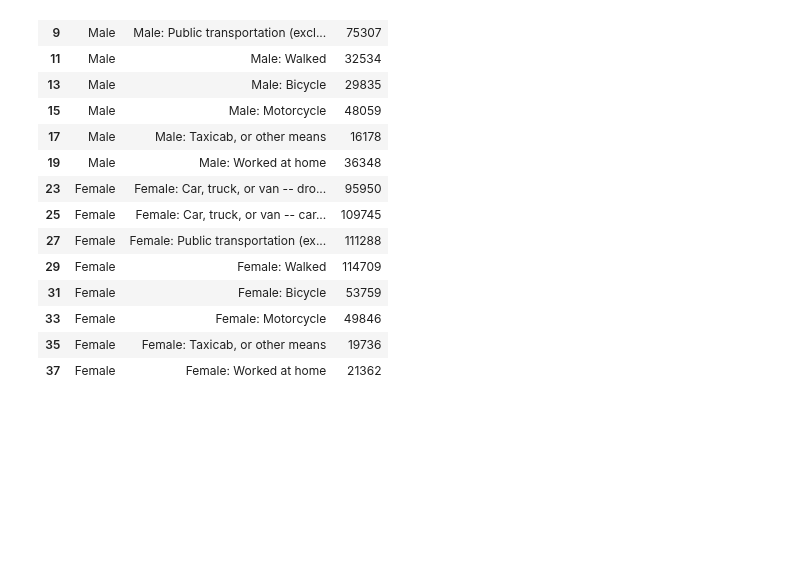
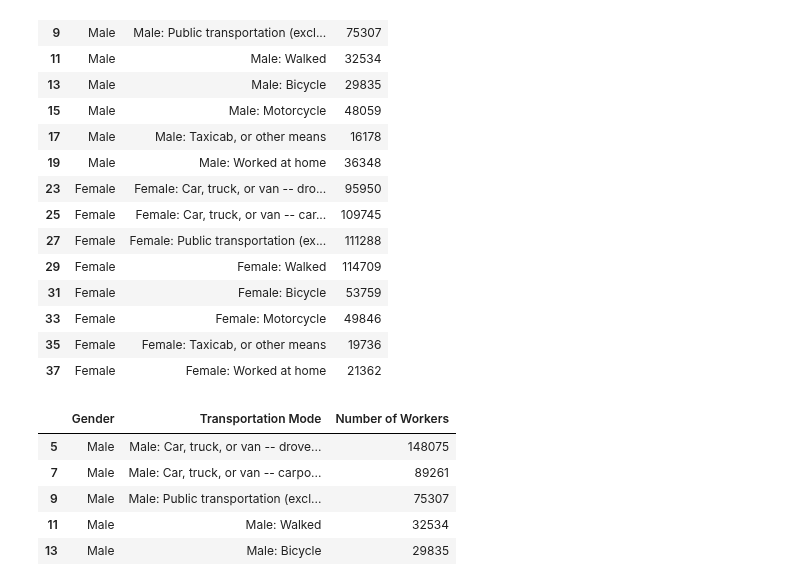
Before and after one commit to angelikabrown/CensusDataEDA, a Jupyter notebook: census_data_cleaning.ipynb, the cells around one changed output. Drawn from its saved outputs; the diff is of its cells as text; code cells hidden in the pictures; blank space fills up the shorter version.

Commit message:
renaming columns

```diff
--- a/census_data_cleaning.ipynb
+++ b/census_data_cleaning.ipynb
@@ -963,3 +963,18 @@ df_long_mode_by_gender.head(30)
 | 33 | Female | Female: Motorcycle | 49846 |
 | 35 | Female | Female: Taxicab, or other means | 19736 |
 | 37 | Female | Female: Worked at home | 21362 |
+# %%
+#rename columns for clarity
+df_long_mode_by_gender = df_long_mode_by_gender.rename(columns={
+    'gender' : 'Gender',
+    'transportation_mode': 'Transportation Mode',
+    'Value': 'Number of Workers'
+})
+df_long_mode_by_gender.head()
+# %% [output]
+|  | Gender | Transportation Mode | Number of Workers |
+| 5 | Male | Male: Car, truck, or van -- drove... | 148075 |
+| 7 | Male | Male: Car, truck, or van -- carpo... | 89261 |
+| 9 | Male | Male: Public transportation (excl... | 75307 |
+| 11 | Male | Male: Walked | 32534 |
+| 13 | Male | Male: Bicycle | 29835 |
```
